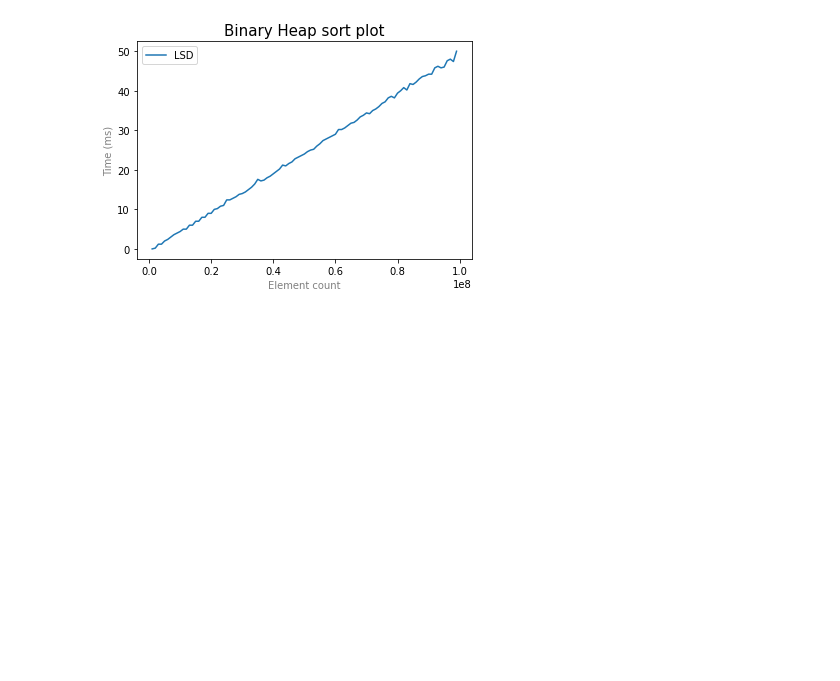
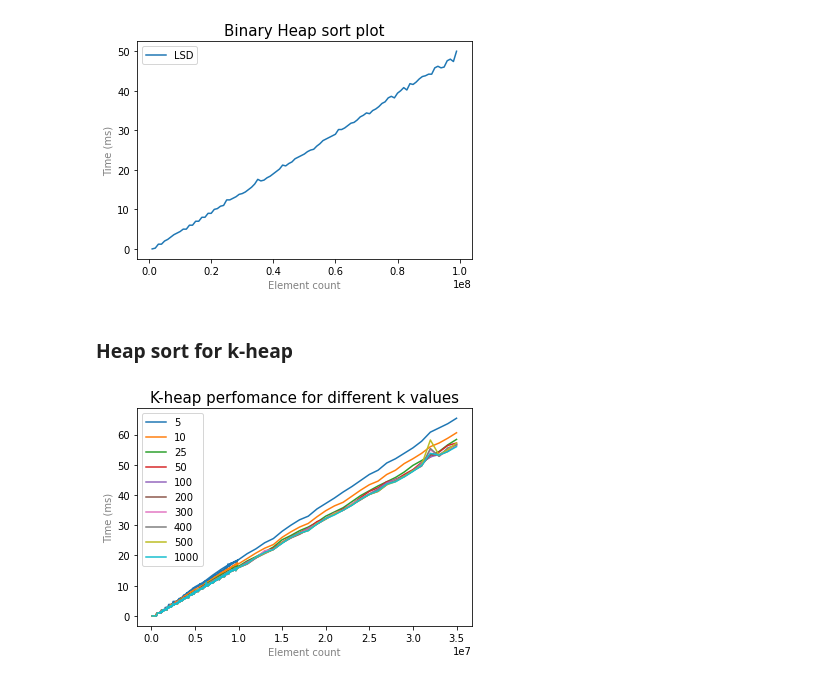
Before and after one commit to sqiportinhsa/NoLabs, a Jupyter notebook: heaps/plots/plots.ipynb, the cells around one changed output. Drawn from its saved outputs; the diff is of its cells as text; code cells hidden in the pictures; blank space fills up the shorter version.

```diff
--- a/heaps/plots/plots.ipynb
+++ b/heaps/plots/plots.ipynb
@@ -33,3 +131,27 @@ plt.legend(['LSD'])
 plt.show()
 # %% [output]
 [figure]
+# %% [markdown]
+### Heap sort for k-heap
+# %%
+plt.xlabel('Element count', color = 'gray')
+plt.ylabel('Time (ms)', color = 'gray')
+
+plt.title('K-heap perfomance for different k values', fontsize = 15)
+
+plt.plot(kheap5_x,    kheap5_y)
+plt.plot(kheap10_x,   kheap10_y)
+plt.plot(kheap25_x,   kheap25_y)
+plt.plot(kheap50_x,   kheap50_y)
+plt.plot(kheap100_x,  kheap100_y)
+plt.plot(kheap200_x,  kheap200_y)
+plt.plot(kheap300_x,  kheap300_y)
+plt.plot(kheap400_x,  kheap400_y)
+plt.plot(kheap500_x,  kheap500_y)
+plt.plot(kheap1000_x, kheap1000_y)
+
+plt.legend(['5', '10', '25', '50', '100', '200', '300', '400', '500', '1000'])
+
+plt.show()
+# %% [output]
+[figure, added]
```
Also changed, not shown: parts of 2 cells of this notebook, 2 other files.
